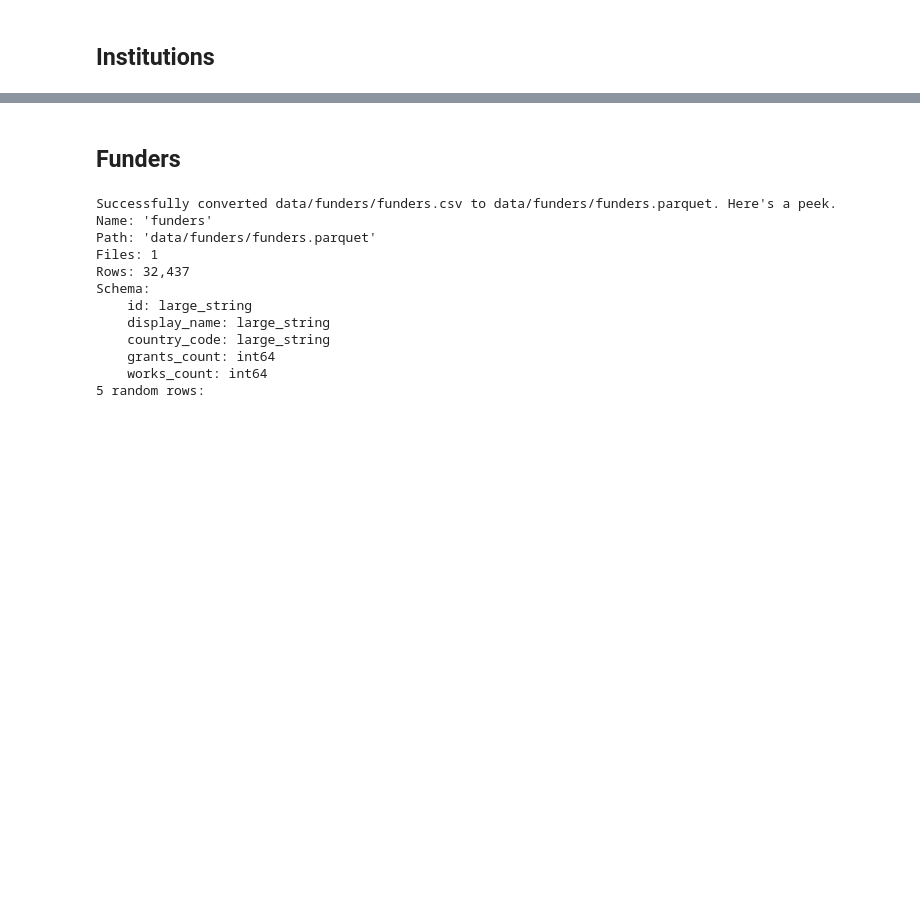
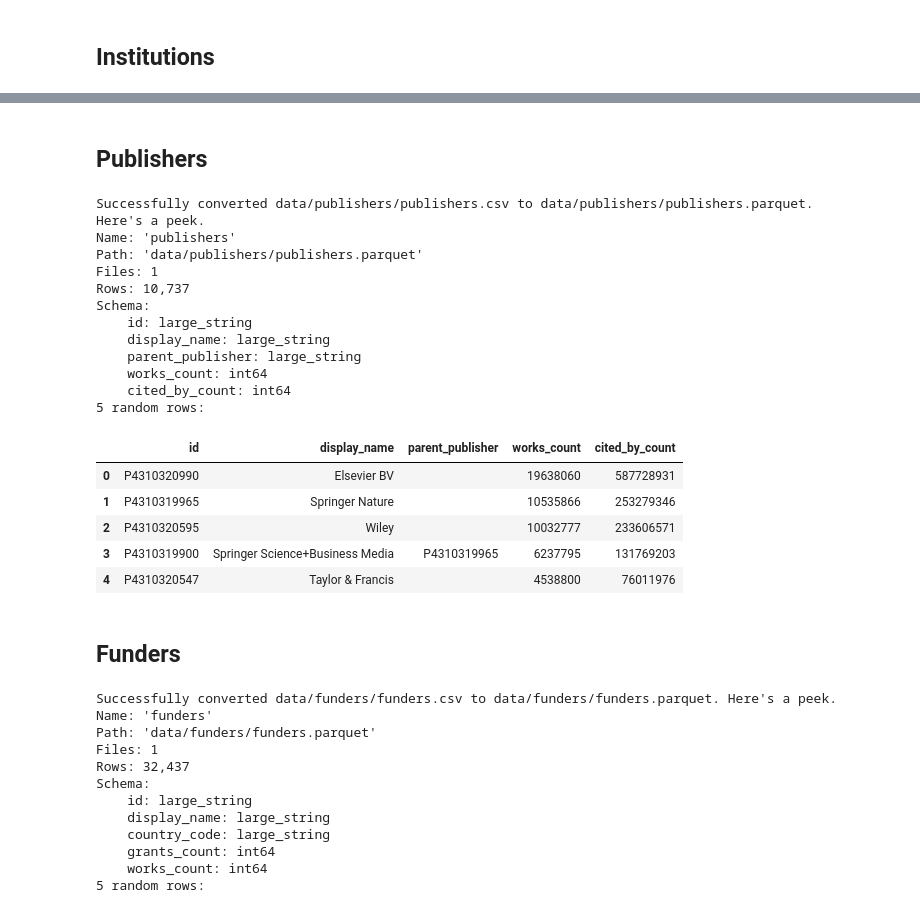
Before and after one commit to gabriele-di-bona/OpenAlex-Dataset-Creation, a Jupyter notebook: notebooks/aux_convert_csv2parquet.ipynb, the cells around one changed output, grey strips where cells are left out. Cells and saved outputs as stored; diff of their text form; code cells hidden in the pictures; blank space fills up the shorter version.

```diff
--- a/notebooks/aux_convert_csv2parquet.ipynb
+++ b/notebooks/aux_convert_csv2parquet.ipynb
@@ -101,3 +136,30 @@ Schema:
+# %% [markdown]
+## Publishers
+# %%
+csv_file_path = "data/publishers/publishers.csv"
+parquet_file_path = "data/publishers/publishers.parquet"
+
+convert_csv2parquet(csv_file_path, parquet_file_path, sort_by = "works_count", separator = ';')
+# %% [output]
+Successfully converted data/publishers/publishers.csv to data/publishers/publishers.parquet.
+Here's a peek.
+Name: 'publishers'
+Path: 'data/publishers/publishers.parquet'
+Files: 1
+Rows: 10,737
+Schema:
+    id: large_string
+    display_name: large_string
+    parent_publisher: large_string
+    works_count: int64
+    cited_by_count: int64
+5 random rows:
+|  | id | display_name | parent_publisher | works_count | cited_by_count |
+| 0 | P4310320990 | Elsevier BV |  | 19638060 | 587728931 |
+| 1 | P4310319965 | Springer Nature |  | 10535866 | 253279346 |
+| 2 | P4310320595 | Wiley |  | 10032777 | 233606571 |
+| 3 | P4310319900 | Springer Science+Business Media | P4310319965 | 6237795 | 131769203 |
+| 4 | P4310320547 | Taylor & Francis |  | 4538800 | 76011976 |
 # %% [markdown]
 ## Funders
 # %%
```
Also changed, not shown: parts of 3 cells of this notebook, 3 other files.
